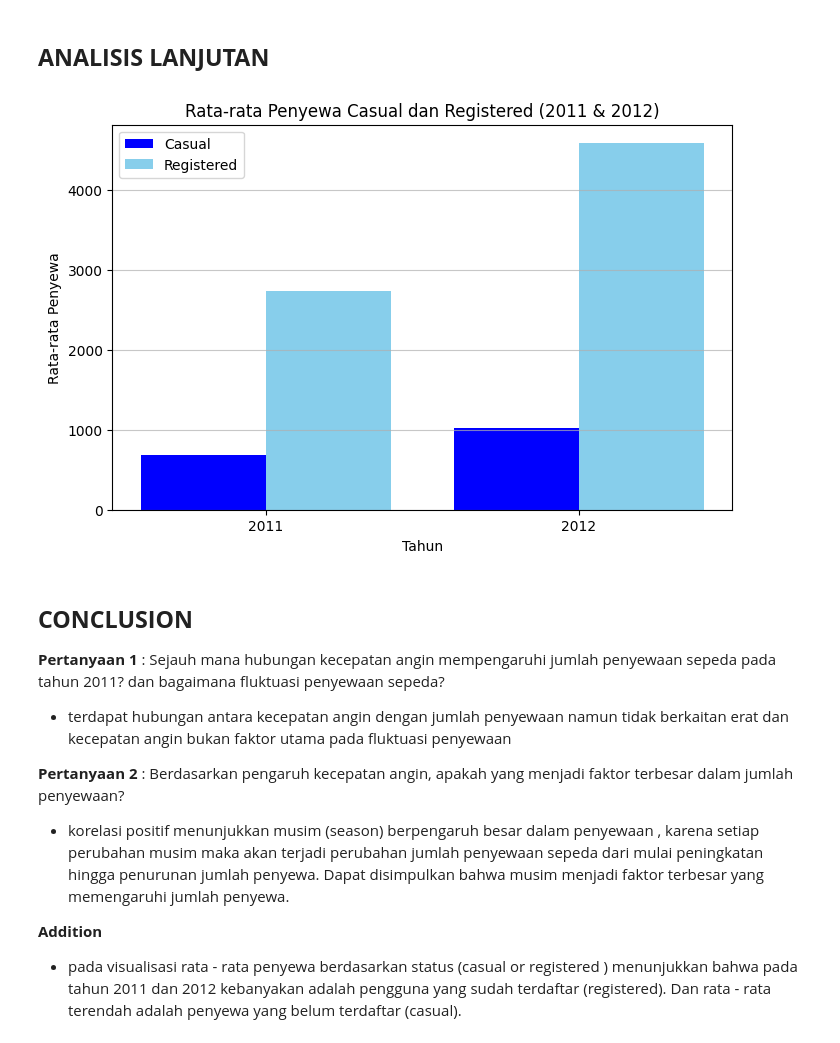
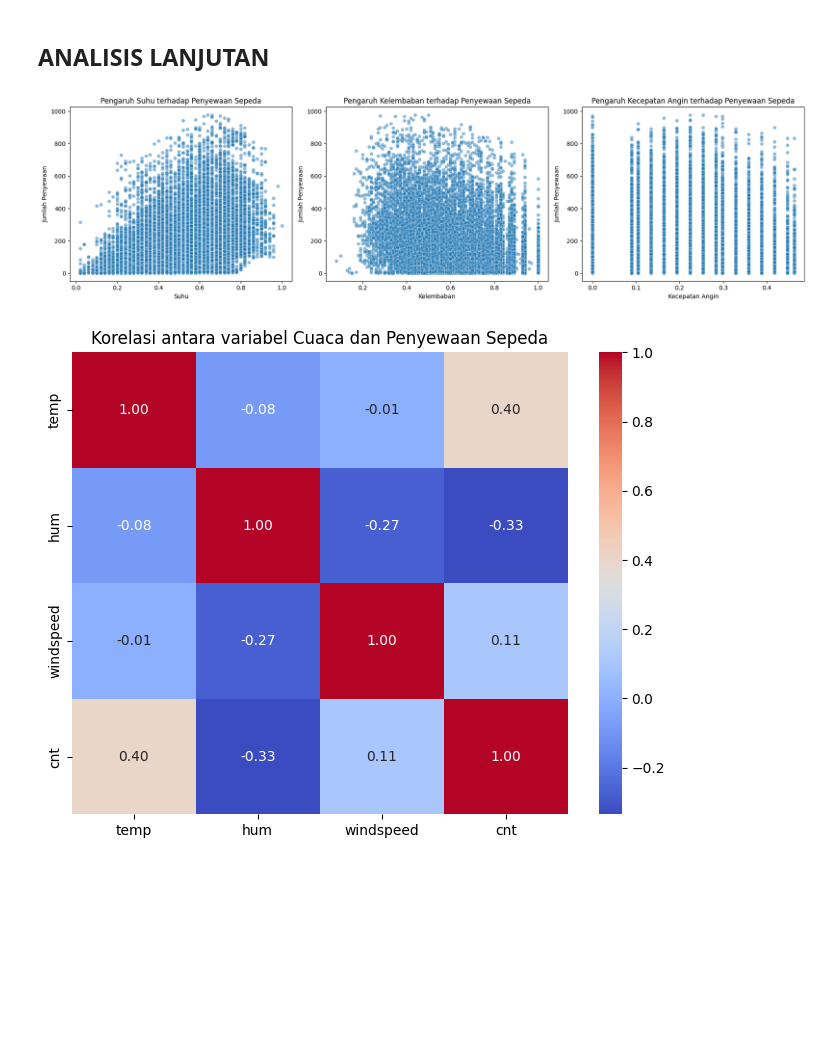
Before and after one commit to aynarifdah/bikeshare, a Jupyter notebook: notebook_bike_sharing.ipynb, the cells around one changed output. Cells and saved outputs as stored; diff of their text form; code cells hidden in the pictures; blank space fills up the shorter version.

```diff
--- a/notebook_bike_sharing.ipynb
+++ b/notebook_bike_sharing.ipynb
@@ -340,46 +341,34 @@ plt.show()
 # %% [markdown]
 ## **ANALISIS LANJUTAN**
-# %%
-casual_2011 = days_outlier[days_outlier['yr'] == 0]['casual'].mean()
-regist_2011 = days_outlier[days_outlier['yr'] == 0]['registered'].mean()
-
-casual_2012 = days_outlier[days_outlier['yr'] == 1]['casual'].mean()
-regist_2012 = days_outlier[days_outlier['yr'] == 1]['registered'].mean()
-
-year = ['2011', '2012']
-casual = [casual_2011, casual_2012]
-registered = [regist_2011, regist_2012]
-
-x = np.arange(len(year))
-width = 0.4
-
-plt.figure(figsize=(8, 5))
-
-
-plt.bar(x - width/2, casual, width, label='Casual', color='blue')
-
-plt.bar(x + width/2, registered, width, label='Registered', color='skyblue')
-
-plt.xlabel('Tahun')
-plt.ylabel('Rata-rata Penyewa')
-plt.title('Rata-rata Penyewa Casual dan Registered (2011 & 2012)')
-plt.xticks(x, year)
-plt.legend()
-plt.grid(axis='y',   alpha=0.7)
-
-plt.show()
-# %% [output]
-[figure, removed]
-# %% [markdown]
-## **CONCLUSION**
-
-**Pertanyaan 1** :
-Sejauh mana hubungan kecepatan angin mempengaruhi jumlah penyewaan sepeda pada tahun 2011? dan bagaimana fluktuasi penyewaan sepeda?
-- terdapat hubungan antara kecepatan angin dengan jumlah penyewaan namun tidak berkaitan erat dan kecepatan angin bukan faktor utama pada fluktuasi penyewaan
-
-**Pertanyaan 2** :
-Berdasarkan pengaruh kecepatan angin, apakah yang menjadi faktor terbesar dalam jumlah penyewaan?
-- korelasi positif menunjukkan musim (season) berpengaruh besar dalam penyewaan , karena setiap perubahan musim maka akan terjadi perubahan jumlah penyewaan sepeda dari mulai peningkatan hingga penurunan jumlah penyewa. Dapat disimpulkan bahwa musim menjadi faktor terbesar yang memengaruhi jumlah penyewa.
-
-**Addition**
-- pada visualisasi rata - rata penyewa berdasarkan status (casual or registered ) menunjukkan bahwa pada tahun 2011 dan 2012 kebanyakan adalah pengguna yang sudah terdaftar (registered). Dan rata - rata terendah adalah penyewa yang belum terdaftar (casual).
+# %%
+hourly = hours_outlier.groupby("hr")["cnt"].mean()
+
+fig, axes = plt.subplots(1, 3, figsize=(18, 5))
+
+sns.scatterplot(ax=axes[0], x=hours_outlier["temp"], y=hours_outlier["cnt"], alpha=0.5)
+axes[0].set_title("Pengaruh Suhu terhadap Penyewaan Sepeda")
+axes[0].set_xlabel("Suhu")
+axes[0].set_ylabel("Jumlah Penyewaan")
+
+sns.scatterplot(ax=axes[1], x=hours_outlier["hum"], y=hours_outlier["cnt"], alpha=0.5)
+axes[1].set_title("Pengaruh Kelembaban terhadap Penyewaan Sepeda")
+axes[1].set_xlabel("Kelembaban")
+axes[1].set_ylabel("Jumlah Penyewaan")
+
+sns.scatterplot(ax=axes[2], x=hours_outlier["windspeed"], y=hours_outlier["cnt"], alpha=0.5)
+axes[2].set_title("Pengaruh Kecepatan Angin terhadap Penyewaan Sepeda")
+axes[2].set_xlabel("Kecepatan Angin")
+axes[2].set_ylabel("Jumlah Penyewaan")
+
+plt.tight_layout()
+plt.show()
+
+print("\n")
+plt.figure(figsize=(8,6))
+corr_matrix = hours_outlier[["temp", "hum", "windspeed", "cnt"]].corr()
+sns.heatmap(corr_matrix, annot=True, cmap="coolwarm", fmt=".2f")
+plt.title("Korelasi antara variabel Cuaca dan Penyewaan Sepeda")
+plt.show()
+# %% [output]
+[figure, added]
+[figure, added]
```
Also changed, not shown: parts of 9 cells of this notebook, 3 other files.
